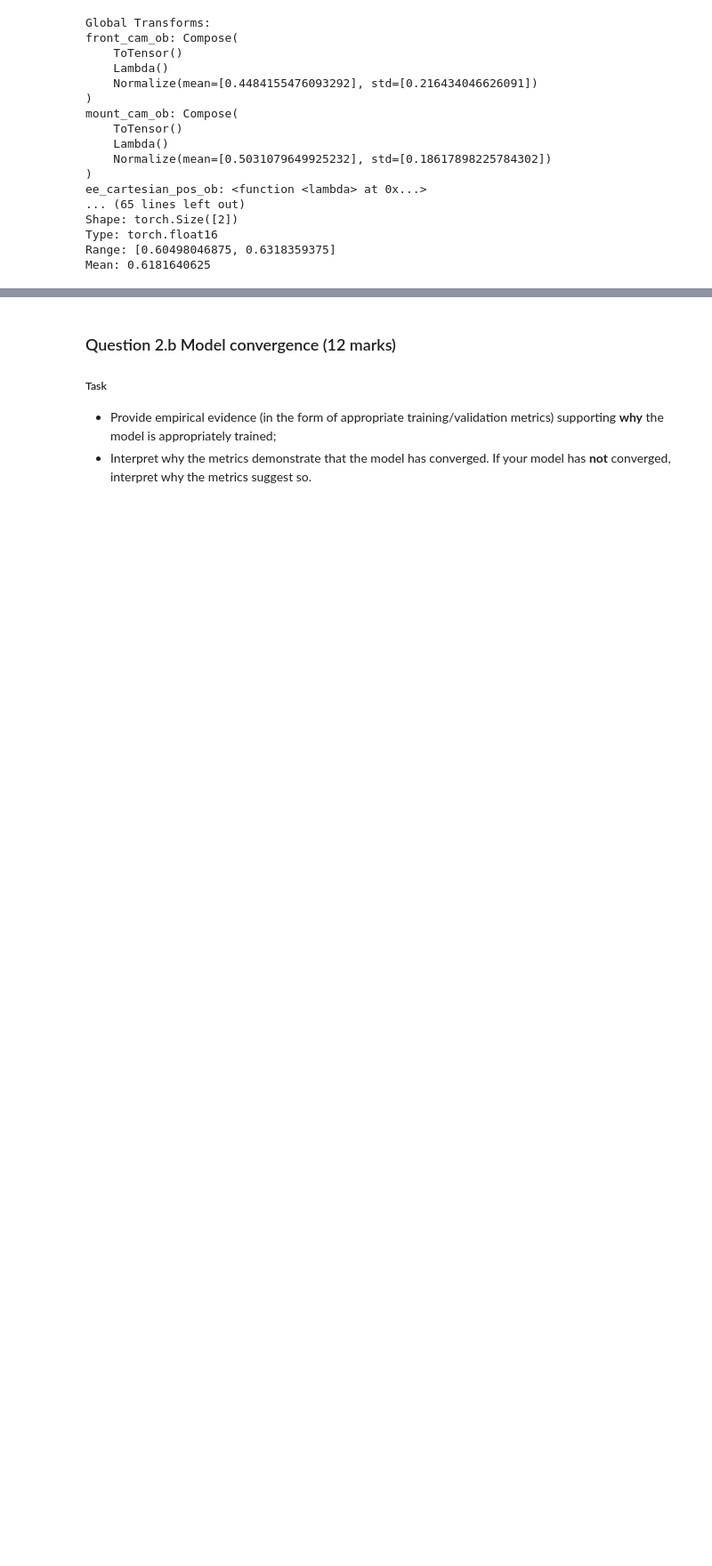
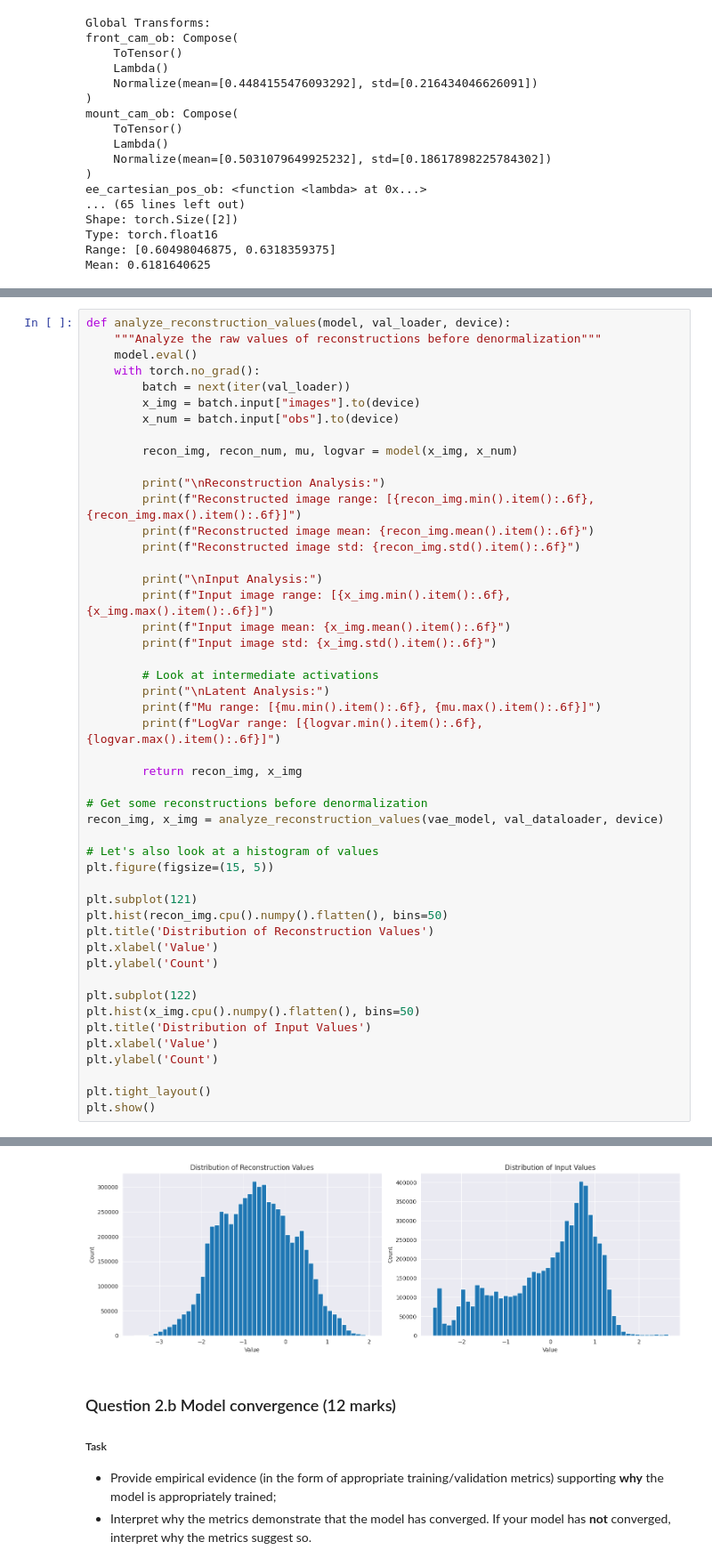
Before and after one commit to the-rich-piana/COMP0188_DeepLearning, a Jupyter notebook: COURSEWORK_2/CW2_Questions_105_marks_QUESTIONS.ipynb, the cells around one changed output, grey strips where cells are left out. Shown at 89% size. Cells and saved outputs as stored; diff of their text form; blank space fills up the shorter version.

```diff
--- a/COURSEWORK_2/CW2_Questions_105_marks_QUESTIONS.ipynb
+++ b/COURSEWORK_2/CW2_Questions_105_marks_QUESTIONS.ipynb
@@ -1519,0 +1527,49 @@ LogVar std: inf
+# %%
+def analyze_reconstruction_values(model, val_loader, device):
+    """Analyze the raw values of reconstructions before denormalization"""
+    model.eval()
+    with torch.no_grad():
+        batch = next(iter(val_loader))
+        x_img = batch.input["images"].to(device)
+        x_num = batch.input["obs"].to(device)
+
+        recon_img, recon_num, mu, logvar = model(x_img, x_num)
+
+        print("\nReconstruction Analysis:")
+        print(f"Reconstructed image range: [{recon_img.min().item():.6f}, {recon_img.max().item():.6f}]")
+        print(f"Reconstructed image mean: {recon_img.mean().item():.6f}")
+        print(f"Reconstructed image std: {recon_img.std().item():.6f}")
+
+        print("\nInput Analysis:")
+        print(f"Input image range: [{x_img.min().item():.6f}, {x_img.max().item():.6f}]")
+        print(f"Input image mean: {x_img.mean().item():.6f}")
+        print(f"Input image std: {x_img.std().item():.6f}")
+
+        # Look at intermediate activations
+        print("\nLatent Analysis:")
+        print(f"Mu range: [{mu.min().item():.6f}, {mu.max().item():.6f}]")
+        print(f"LogVar range: [{logvar.min().item():.6f}, {logvar.max().item():.6f}]")
+
+        return recon_img, x_img
+
+# Get some reconstructions before denormalization
+recon_img, x_img = analyze_reconstruction_values(vae_model, val_dataloader, device)
+
+# Let's also look at a histogram of values
+plt.figure(figsize=(15, 5))
+
+plt.subplot(121)
+plt.hist(recon_img.cpu().numpy().flatten(), bins=50)
+plt.title('Distribution of Reconstruction Values')
+plt.xlabel('Value')
+plt.ylabel('Count')
+
+plt.subplot(122)
+plt.hist(x_img.cpu().numpy().flatten(), bins=50)
+plt.title('Distribution of Input Values')
+plt.xlabel('Value')
+plt.ylabel('Count')
+
+plt.tight_layout()
+plt.show()
+# %% [output]
@@ -1520,3 +1589,4 @@ LogVar std: inf
+[figure, added]
 # %% [markdown]
 ### Question 2.b Model convergence (12 marks)
 
```
Also changed, not shown: parts of 14 cells of this notebook, 1 other file.
